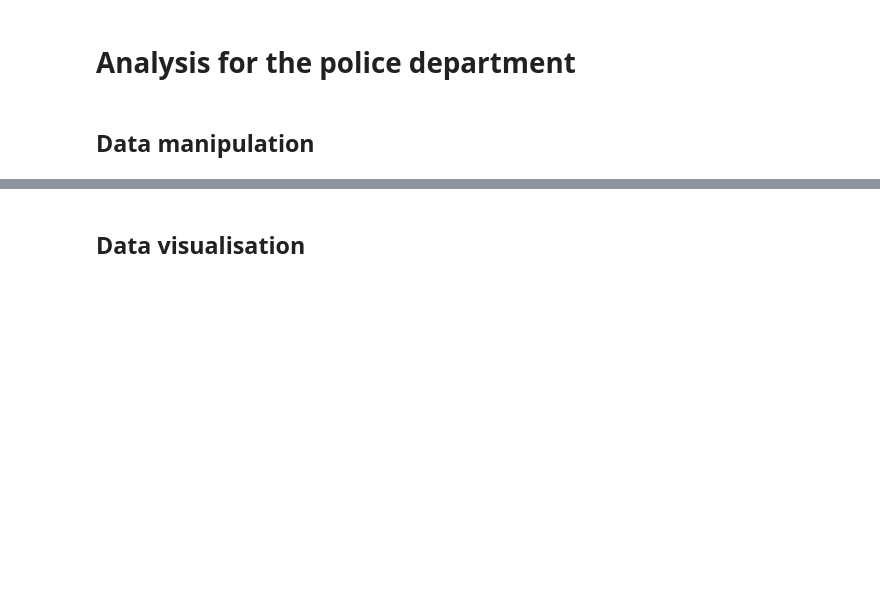
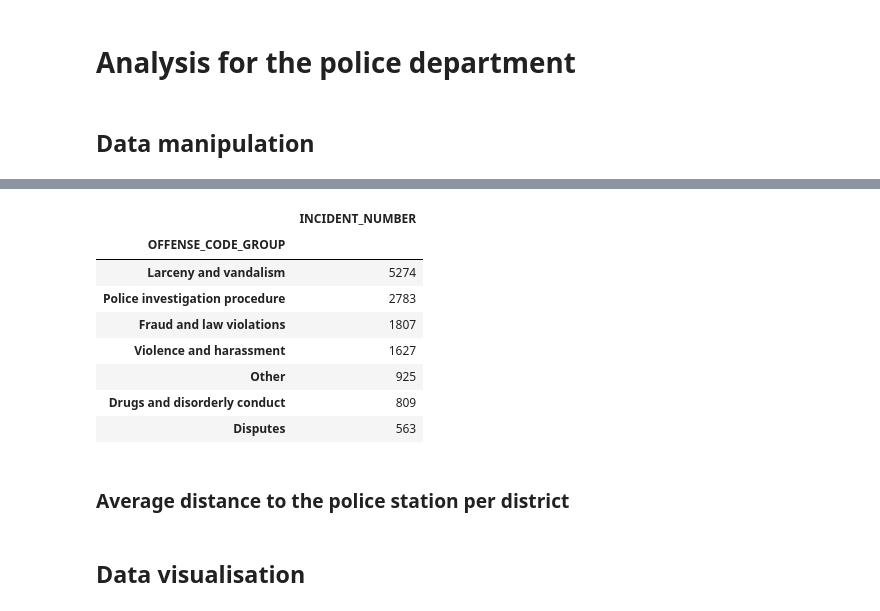
Before and after one commit to AmelieRmd/Boston_crimes, a Jupyter notebook: boston_crimes_analysis.ipynb, the cells around one changed output, grey strips where cells are left out. Drawn from its saved outputs; the diff is of its cells as text; code cells hidden in the pictures; blank space fills up the shorter version.

```diff
--- a/boston_crimes_analysis.ipynb
+++ b/boston_crimes_analysis.ipynb
@@ -218,3 +290,19 @@ p_value = 0.128
+# %%
+# Sorted list of all incidents in Brighton district
+brighton_incidents = data[data['NAME'] == 'Brighton'].groupby('OFFENSE_CODE_GROUP').count().sort_values('INCIDENT_NUMBER', ascending=False)
+brighton_incidents[['INCIDENT_NUMBER']]
+# %% [output]
+|  | INCIDENT_NUMBER |
+| OFFENSE_CODE_GROUP |  |
+| Larceny and vandalism | 5274 |
+| Police investigation procedure | 2783 |
+| Fraud and law violations | 1807 |
+| Violence and harassment | 1627 |
+| Other | 925 |
+| Drugs and disorderly conduct | 809 |
+| Disputes | 563 |
+# %% [markdown]
+### Average distance to the police station per district
 # %% [markdown]
 ## Data visualisation
 # %% [markdown]
```
Also changed, not shown: parts of 8 cells of this notebook.
